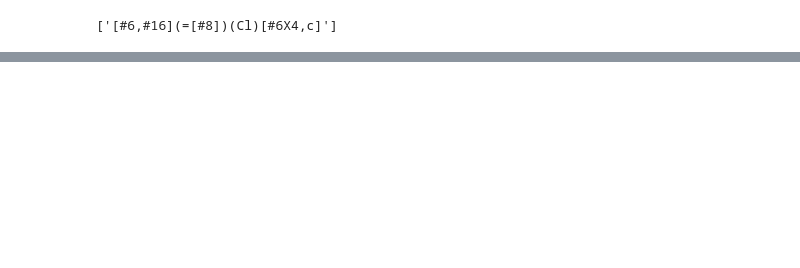
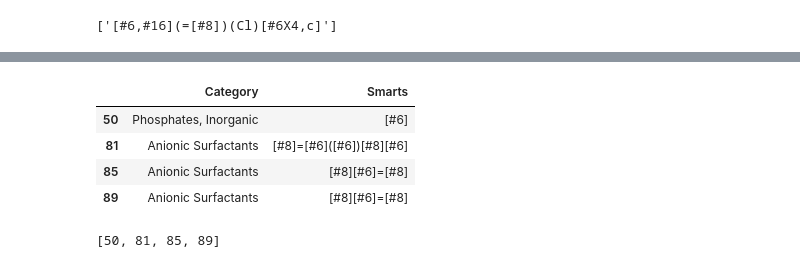
Before and after one commit to georgehelman/genra, a Jupyter notebook: notebooks/rax/rax-genra-epa-categories.ipynb, the cells around one changed output, grey strips where cells are left out. Saved outputs shown, nothing was run; the diff lists cells and outputs as text; code cells hidden in the pictures; blank space fills up the shorter version.

```diff
--- a/notebooks/rax/rax-genra-epa-categories.ipynb
+++ b/notebooks/rax/rax-genra-epa-categories.ipynb
@@ -74,0 +77,35 @@ smarts
+# %%
+import pymongo
+mongocon=pymongo.MongoClient("mongodb://ghelman:ghelman@pb.epa.gov/genra_dev_v4")
+DB=mongocon['genra_dev_v4']
+dsstox=DB['compound']
+# %%
+dsstox_smiles=dsstox.find({},{'_id':0,'dsstox_sid':1,'smiles':1})
+# %%
+with open(DAT_DIR+'category_records.txt','w') as f:
+    f.write("[\n")
+    i=0
+    while i<dsstox_smiles.count():
+        j=0
+        records=[]
+        dsstox_smiles=dsstox.find({},{'_id':0,'dsstox_sid':1,'smiles':1},batch_size=20000)
+        dsstox_smiles.skip(i)
+        while j<=5000: #Must do it this way because cursor will time out
+            record=dsstox_smiles.next()
+            i+=1
+            j+=1
+            smiles=record['smiles']
+            mol=Chem.MolFromSmiles(smiles)
+            if not mol:
+                continue
+            sid=record['dsstox_sid']
+            fp_set=set()
+            for index,row in smarts_df.iterrows():
+                smarts=row['Smarts']
+                category=row['Category']
+                if Chem.MolFromSmiles(smiles).GetSubstructMatches(Chem.MolFromSmarts(smarts)):
+                    fp_set.add(category)
+            fp=list(fp_set)
+            categories_record={'dsstox_sid':sid,'fp':fp}
+            f.write(str(categories_record)+",\n")
+    f.write("]")
@@ -74,0 +126,20 @@ smarts
+# %%
+example=dsstox.find_one({'dsstox_sid':'DTXSID1020487'})
+example_smiles=example['smiles']
+# %%
+indexes=[]
+for index,row in smarts_df.iterrows():
+    smarts=row['Smarts']
+    if Chem.MolFromSmiles(example_smiles).GetSubstructMatches(Chem.MolFromSmarts(smarts)):
+        indexes.append(index)
+smarts_df.loc[indexes]
+# %% [output]
+|  | Category | Smarts |
+| 50 | Phosphates, Inorganic | [#6] |
+| 81 | Anionic Surfactants | [#8]=[#6]([#6])[#8][#6] |
+| 85 | Anionic Surfactants | [#8][#6]=[#8] |
+| 89 | Anionic Surfactants | [#8][#6]=[#8] |
+# %%
+indexes
+# %% [output]
+[50, 81, 85, 89]
```
Also changed, not shown: parts of 8 cells of this notebook.
